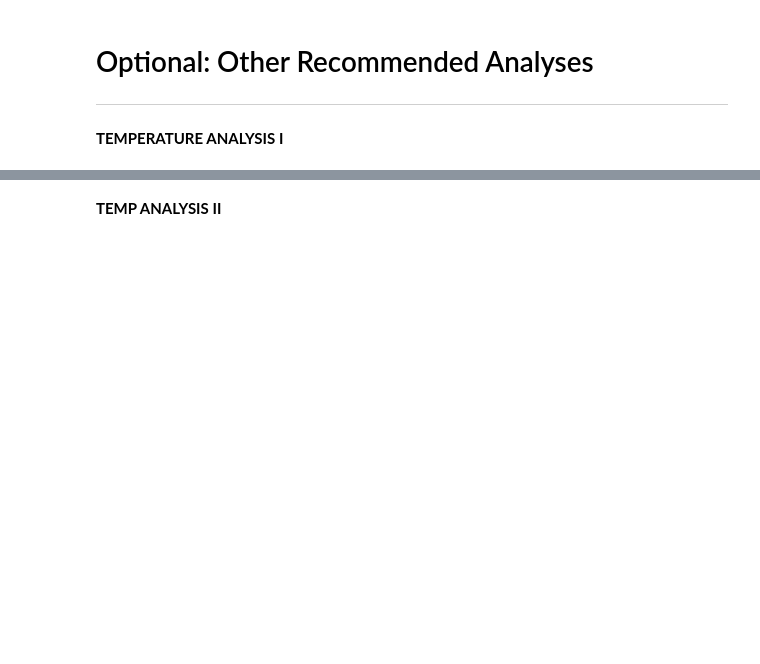
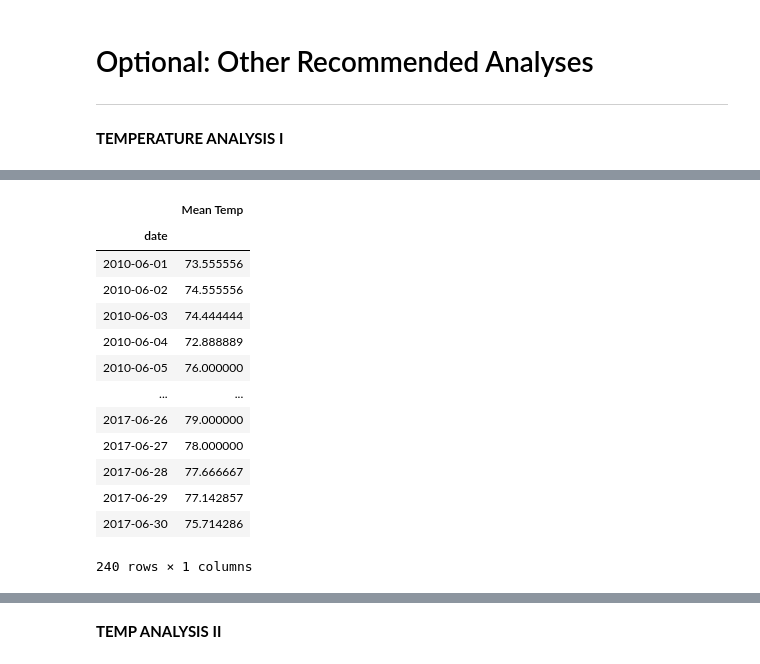
Before and after one commit to VallieTracy/sqlalchemy-challenge, a Jupyter notebook: main.ipynb, the cells around one changed output, grey strips where cells are left out. Cells and saved outputs as stored; diff of their text form; code cells hidden in the pictures; blank space fills up the shorter version.

```diff
--- a/main.ipynb
+++ b/main.ipynb
@@ -312,0 +352,19 @@ testing
+# %%
+june_averages = df.groupby(["date"]).mean()["tobs"]
+avgs_df = pd.DataFrame({"Mean Temp": june_averages})
+avgs_df
+# %% [output]
+|  | Mean Temp |
+| date |  |
+| 2010-06-01 | 73.555556 |
+| 2010-06-02 | 74.555556 |
+| 2010-06-03 | 74.444444 |
+| 2010-06-04 | 72.888889 |
+| 2010-06-05 | 76.000000 |
+| ... | ... |
+| 2017-06-26 | 79.000000 |
+| 2017-06-27 | 78.000000 |
+| 2017-06-28 | 77.666667 |
+| 2017-06-29 | 77.142857 |
+| 2017-06-30 | 75.714286 |
+240 rows × 1 columns
```
Also changed, not shown: parts of 43 cells of this notebook.
